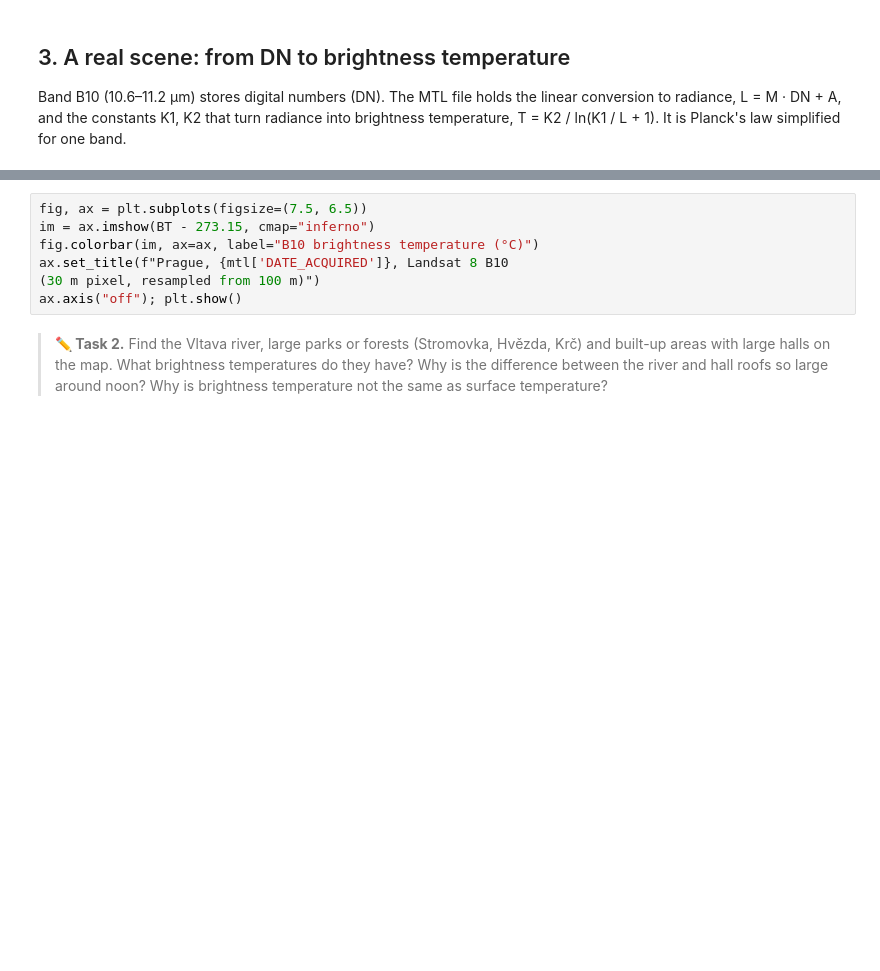
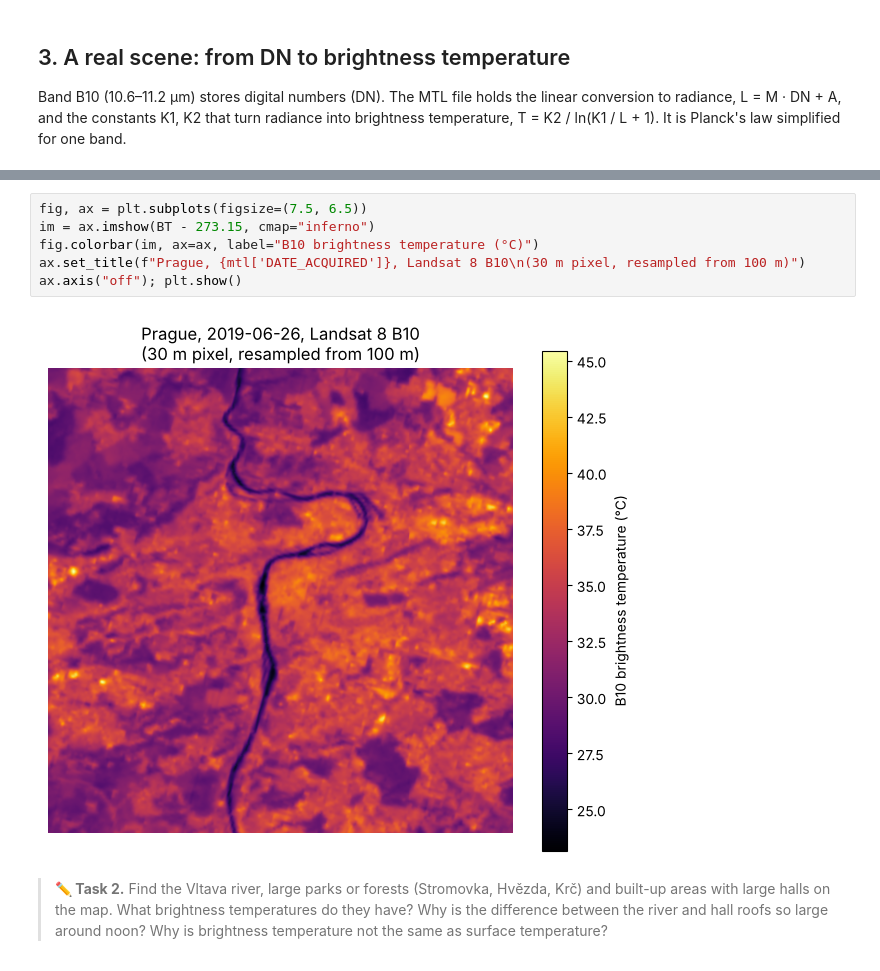
Before and after one commit to OpenSkyLab-space/notebooks, a Jupyter notebook: blackbody_radiation_en.ipynb, the cells around one changed output, grey strips where cells are left out. Cells and saved outputs as stored; diff of their text form; blank space fills up the shorter version.

```diff
--- a/blackbody_radiation_en.ipynb
+++ b/blackbody_radiation_en.ipynb
@@ -83,10 +96,11 @@ print(f"check with Planck at 10.9 µm: {planck_inv(10.9, np.median(L10)) - 273.1
 # %%
 fig, ax = plt.subplots(figsize=(7.5, 6.5))
 im = ax.imshow(BT - 273.15, cmap="inferno")
 fig.colorbar(im, ax=ax, label="B10 brightness temperature (°C)")
-ax.set_title(f"Prague, {mtl['DATE_ACQUIRED']}, Landsat 8 B10
-(30 m pixel, resampled from 100 m)")
+ax.set_title(f"Prague, {mtl['DATE_ACQUIRED']}, Landsat 8 B10\n(30 m pixel, resampled from 100 m)")
 ax.axis("off"); plt.show()
+# %% [output]
+[figure, added]
 # %% [markdown]
 > **✏️ Task 2.** Find the Vltava river, large parks or forests (Stromovka, Hvězda, Krč) and built-up areas with large halls on the map. What brightness temperatures do they have? Why is the difference between the river and hall roofs so large around noon? Why is brightness temperature not the same as surface temperature?
 # %% [markdown]
```
Also changed, not shown: parts of 7 cells of this notebook, 27 other files.
